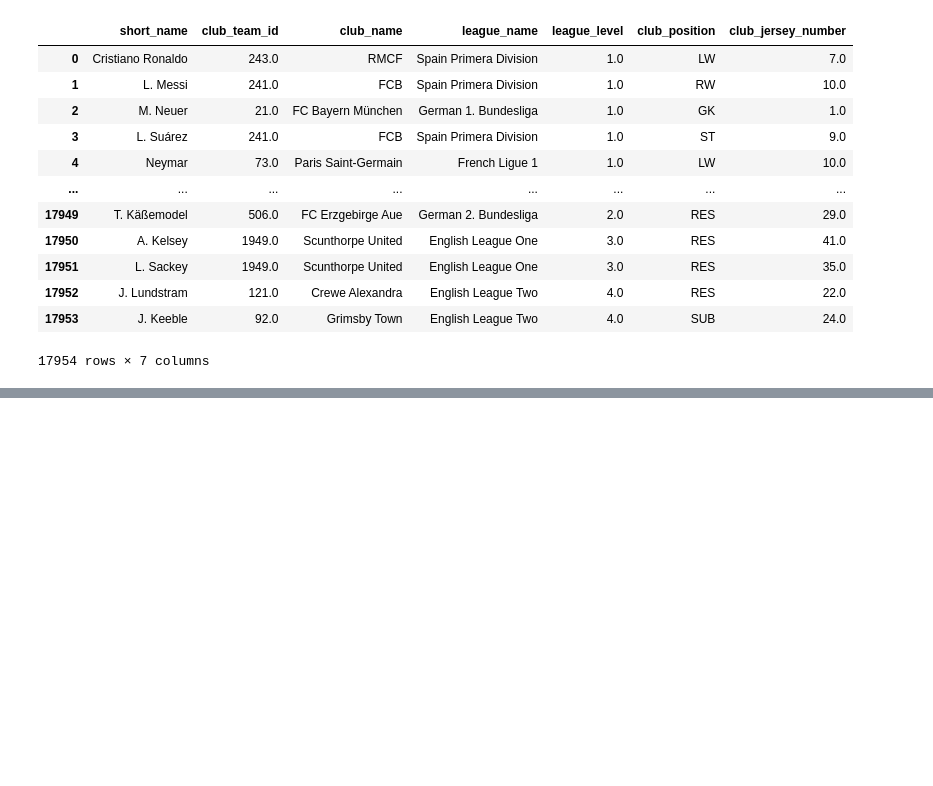
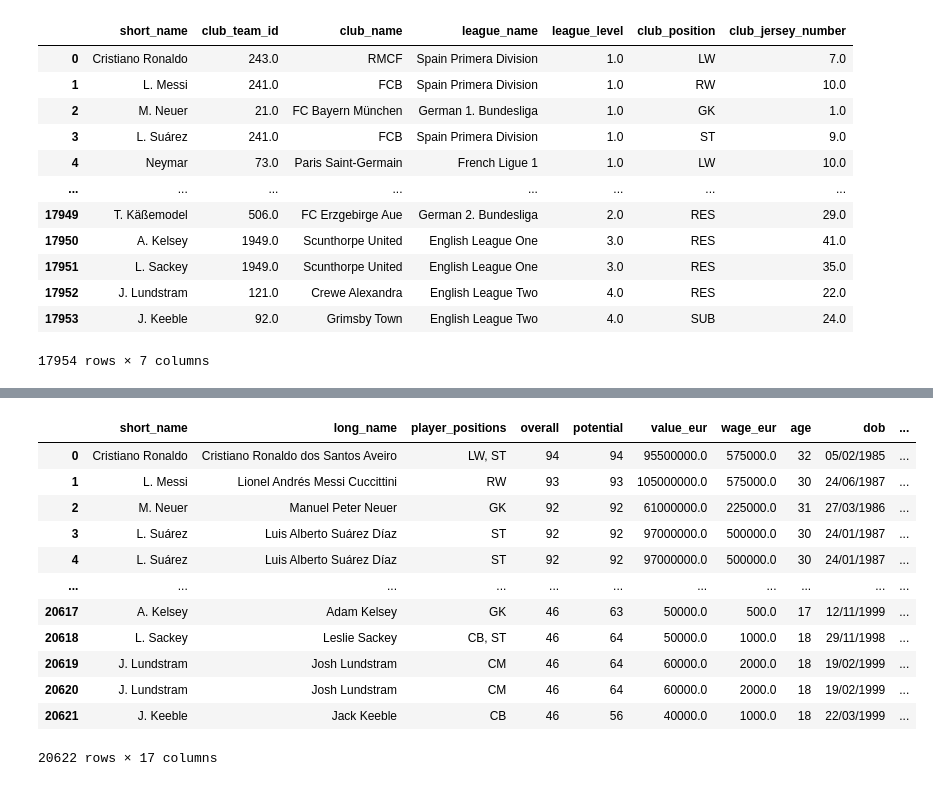
Before and after one commit to MoeedKhan-AMK/Pandas, a Jupyter notebook: Chapter2_Read_Write_excel_csv_files/read_excel_file.ipynb, the cells around one changed output, grey strips where cells are left out. Cells and saved outputs as stored; diff of their text form; code cells hidden in the pictures; blank space fills up the shorter version.

Commit message:
converter=, merge(), .to_excel() parameter updated

```diff
--- a/Chapter2_Read_Write_excel_csv_files/read_excel_file.ipynb
+++ b/Chapter2_Read_Write_excel_csv_files/read_excel_file.ipynb
@@ -89,0 +95,17 @@ df_clb_name
+# %%
+df_merged = pd.merge(df_player_details, df_club_details, on="short_name")
+df_merged
+# %% [output]
+|  | short_name | long_name | player_positions | overall | potential | value_eur | wage_eur | age | dob | ... |
+| 0 | Cristiano Ronaldo | Cristiano Ronaldo dos Santos Aveiro | LW, ST | 94 | 94 | 95500000.0 | 575000.0 | 32 | 05/02/1985 | ... |
+| 1 | L. Messi | Lionel Andrés Messi Cuccittini | RW | 93 | 93 | 105000000.0 | 575000.0 | 30 | 24/06/1987 | ... |
+| 2 | M. Neuer | Manuel Peter Neuer | GK | 92 | 92 | 61000000.0 | 225000.0 | 31 | 27/03/1986 | ... |
+| 3 | L. Suárez | Luis Alberto Suárez Díaz | ST | 92 | 92 | 97000000.0 | 500000.0 | 30 | 24/01/1987 | ... |
+| 4 | L. Suárez | Luis Alberto Suárez Díaz | ST | 92 | 92 | 97000000.0 | 500000.0 | 30 | 24/01/1987 | ... |
+| ... | ... | ... | ... | ... | ... | ... | ... | ... | ... | ... |
+| 20617 | A. Kelsey | Adam Kelsey | GK | 46 | 63 | 50000.0 | 500.0 | 17 | 12/11/1999 | ... |
+| 20618 | L. Sackey | Leslie Sackey | CB, ST | 46 | 64 | 50000.0 | 1000.0 | 18 | 29/11/1998 | ... |
+| 20619 | J. Lundstram | Josh Lundstram | CM | 46 | 64 | 60000.0 | 2000.0 | 18 | 19/02/1999 | ... |
+| 20620 | J. Lundstram | Josh Lundstram | CM | 46 | 64 | 60000.0 | 2000.0 | 18 | 19/02/1999 | ... |
+| 20621 | J. Keeble | Jack Keeble | CB | 46 | 56 | 40000.0 | 1000.0 | 18 | 22/03/1999 | ... |
+20622 rows × 17 columns
```
Also changed, not shown: parts of 4 cells of this notebook, 1 other file.
